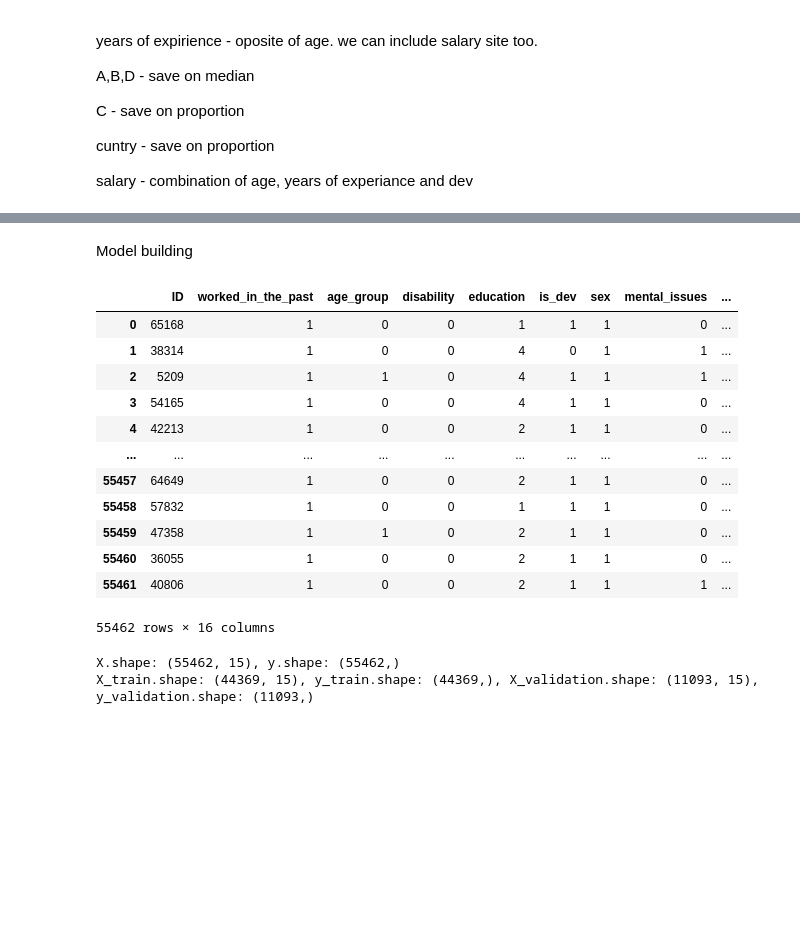
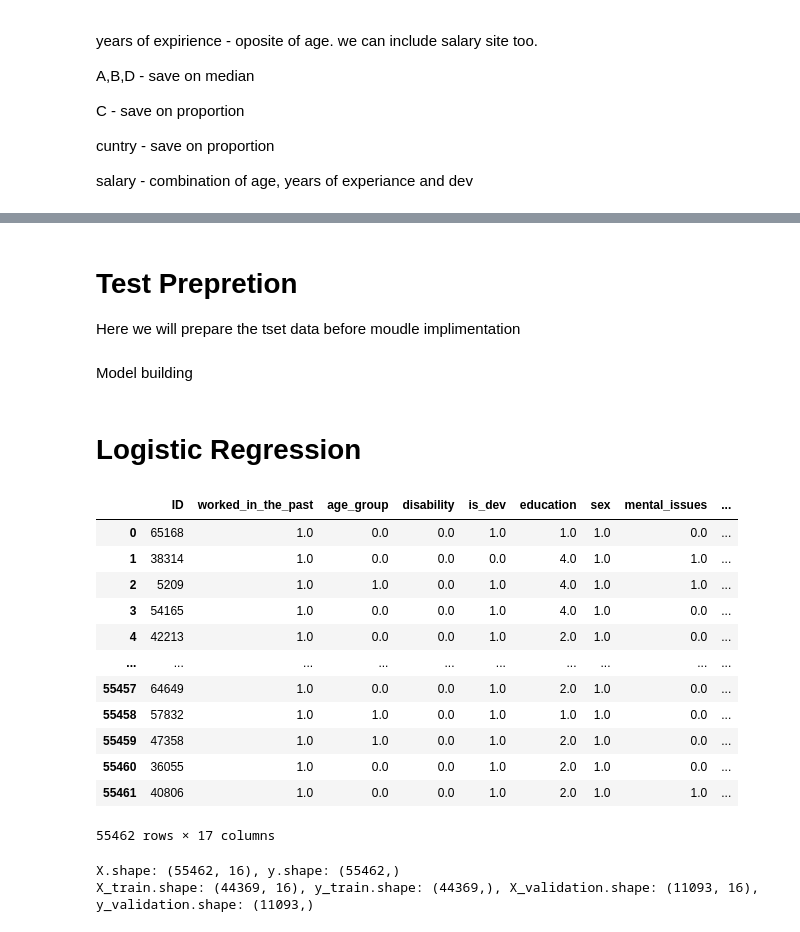
Before and after one commit to Liron-hag/Data_analysis_proj, a Jupyter notebook: ProjData.ipynb, the cells around one changed output, grey strips where cells are left out. Saved outputs shown, nothing was run; the diff lists cells and outputs as text; code cells hidden in the pictures; blank space fills up the shorter version.

```diff
--- a/ProjData.ipynb
+++ b/ProjData.ipynb
@@ -100,37 +195,45 @@ Simple Nan filling
 # %%
 # prompt: I need to fulfill all the null in prev salary col by the meidian
+def fill_Null(data):
+  #data["worked_in_the_past"] = data["worked_in_the_past"].fillna(0)
+  for index, row in data.iterrows():
+    if pd.isna(row['worked_in_the_past']):
+      if row['years_of_experience'] == 0:
+        data.at[index, 'worked_in_the_past'] = 0
+      else:
+        data.at[index, 'worked_in_the_past'] = 1
 
-data["worked_in_the_past"] = data["worked_in_the_past"].fillna(0)
+  #data["age_group"] = data["age_group"].fillna(0)
+  data['age_group'] = np.where((data['age_group'].isna()) & (data['years_of_experience'] > 15), 1,
+                               np.where(data['age_group'].isna(), 0, data['age_group']))
 
-data["age_group"] = data["age_group"].fillna(0)
+  data["disability"] = data["disability"].fillna(0)
 
-data["disability"] = data["disability"].fillna(0)
+  data["is_dev"] = data["is_dev"].fillna(0)
 
-data["is_dev"] = data["is_dev"].fillna(0)
+  data["education"] = data["education"].fillna(1)
 
-data["education"] = data["education"].fillna(1)
+  data["sex"] = data["sex"].fillna(0)
 
-data["sex"] = data["sex"].fillna(0)
+  data["mental_issues"] = data["mental_issues"].fillna(0)
 
-data["mental_issues"] = data["mental_issues"].fillna(0)
+  data["years_of_experience"] = data["years_of_experience"].fillna(data["years_of_experience"].median())
 
-data["years_of_experience"] = data["years_of_experience"].fillna(data["years_of_experience"].median())
+  data["A"] = data["A"].fillna(data["A"].median())
 
-data["A"] = data["A"].fillna(data["A"].median())
+  data["B"] = data["B"].fillna(data["B"].median())
 
-data["B"] = data["B"].fillna(data["B"].median())
+  data["C"] = data["C"].fillna('aa')
 
-data["C"] = data["C"].fillna('aa')
+  data["D"] = data["D"].fillna(data["D"].median())
 
-data["D"] = data["D"].fillna(data["D"].median())
+  data["country"] = data["country"].fillna('Israel')
 
-data["country"] = data["country"].fillna('Israel')
+  data["prev_salary"] = data["prev_salary"].fillna(data["prev_salary"].median())
 
-data["prev_salary"] = data["prev_salary"].fillna(data["prev_salary"].median())
+  data["stack_experience"] = data["stack_experience"].fillna(data["stack_experience"].median())
 
-data["stack_experience"] = data["stack_experience"].fillna(0)
-
-
+fill_Null(data)
 nan_counts = data.isna().sum(axis=0)
 print(nan_counts)
 # %% [output]
@@ -298,0 +398,3 @@ plt.show()
+# %% [markdown]
+# Test Prepretion
+Here we will prepare the tset data before moudle implimentation
@@ -304,32 +414,34 @@ from sklearn.metrics import RocCurveDisplay, RocCurveDisplay
 from sklearn.model_selection import StratifiedKFold
 from sklearn.linear_model import LogisticRegression
 from sklearn.model_selection import GridSearchCV
+# %% [markdown]
+# Logistic Regression
 # %%
 clf = LogisticRegression()
 param_grid = {
     'penalty': ['l1','l2'],
     'C': [0.1,1,10],
     'solver': ['saga']
 }
 optimizer = GridSearchCV(clf, param_grid,scoring='roc_auc',n_jobs=4)
 
-data = data[['ID','worked_in_the_past','age_group','disability','education','is_dev','sex','mental_issues','prev_salary','years_of_experience','stack_experience','A','B','C','D','label']]
+# data = data[['ID','worked_in_the_past','age_group','disability','education','is_dev','sex','mental_issues','prev_salary','years_of_experience','stack_experience','A','B','C','D','label']]
 
 data
 # %% [output]
-|  | ID | worked_in_the_past | age_group | disability | education | is_dev | sex | mental_issues | ... |
-| 0 | 65168 | 1 | 0 | 0 | 1 | 1 | 1 | 0 | ... |
-| 1 | 38314 | 1 | 0 | 0 | 4 | 0 | 1 | 1 | ... |
-| 2 | 5209 | 1 | 1 | 0 | 4 | 1 | 1 | 1 | ... |
-| 3 | 54165 | 1 | 0 | 0 | 4 | 1 | 1 | 0 | ... |
-| 4 | 42213 | 1 | 0 | 0 | 2 | 1 | 1 | 0 | ... |
+|  | ID | worked_in_the_past | age_group | disability | is_dev | education | sex | mental_issues | ... |
+| 0 | 65168 | 1.0 | 0.0 | 0.0 | 1.0 | 1.0 | 1.0 | 0.0 | ... |
+| 1 | 38314 | 1.0 | 0.0 | 0.0 | 0.0 | 4.0 | 1.0 | 1.0 | ... |
+| 2 | 5209 | 1.0 | 1.0 | 0.0 | 1.0 | 4.0 | 1.0 | 1.0 | ... |
+| 3 | 54165 | 1.0 | 0.0 | 0.0 | 1.0 | 4.0 | 1.0 | 0.0 | ... |
+| 4 | 42213 | 1.0 | 0.0 | 0.0 | 1.0 | 2.0 | 1.0 | 0.0 | ... |
 | ... | ... | ... | ... | ... | ... | ... | ... | ... | ... |
-| 55457 | 64649 | 1 | 0 | 0 | 2 | 1 | 1 | 0 | ... |
-| 55458 | 57832 | 1 | 0 | 0 | 1 | 1 | 1 | 0 | ... |
-| 55459 | 47358 | 1 | 1 | 0 | 2 | 1 | 1 | 0 | ... |
-| 55460 | 36055 | 1 | 0 | 0 | 2 | 1 | 1 | 0 | ... |
-| 55461 | 40806 | 1 | 0 | 0 | 2 | 1 | 1 | 1 | ... |
+| 55457 | 64649 | 1.0 | 0.0 | 0.0 | 1.0 | 2.0 | 1.0 | 0.0 | ... |
+| 55458 | 57832 | 1.0 | 1.0 | 0.0 | 1.0 | 1.0 | 1.0 | 0.0 | ... |
+| 55459 | 47358 | 1.0 | 1.0 | 0.0 | 1.0 | 2.0 | 1.0 | 0.0 | ... |
+| 55460 | 36055 | 1.0 | 0.0 | 0.0 | 1.0 | 2.0 | 1.0 | 0.0 | ... |
+| 55461 | 40806 | 1.0 | 0.0 | 0.0 | 1.0 | 2.0 | 1.0 | 1.0 | ... |
-55462 rows × 16 columns
+55462 rows × 17 columns
 # %%
 #Converting data to numpy arrays
 X, y = data.values[:,:-1], data.values[:, -1]
@@ -340,5 +452,5 @@ X_train ,X_val ,y_train, y_val = train_test_split(X,y,test_size = 0.2, random_st
 print(f'X_train.shape: {X_train.shape}, y_train.shape: {y_train.shape}, \
 X_validation.shape: {X_val.shape}, y_validation.shape: {y_val.shape}')
 # %% [output]
-X.shape: (55462, 15), y.shape: (55462,)
-X_train.shape: (44369, 15), y_train.shape: (44369,), X_validation.shape: (11093, 15), y_validation.shape: (11093,)
+X.shape: (55462, 16), y.shape: (55462,)
+X_train.shape: (44369, 16), y_train.shape: (44369,), X_validation.shape: (11093, 16), y_validation.shape: (11093,)
```
Also changed, not shown: parts of 44 cells of this notebook.
